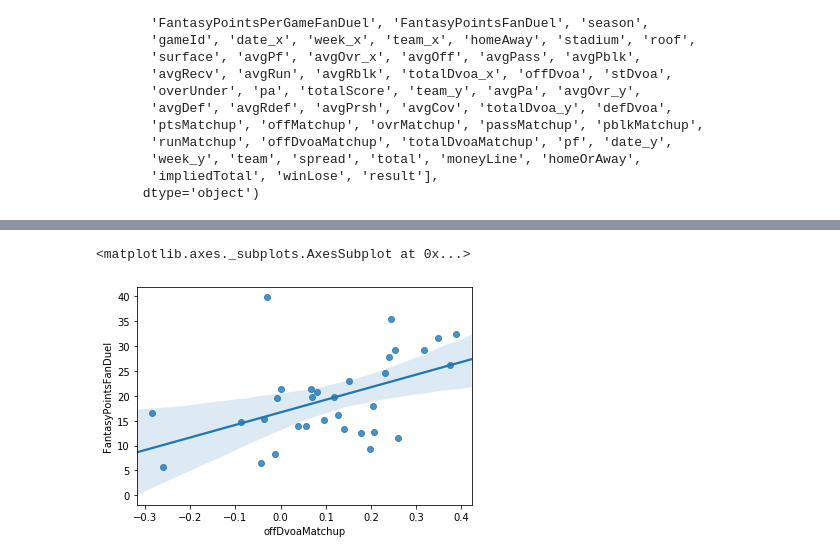
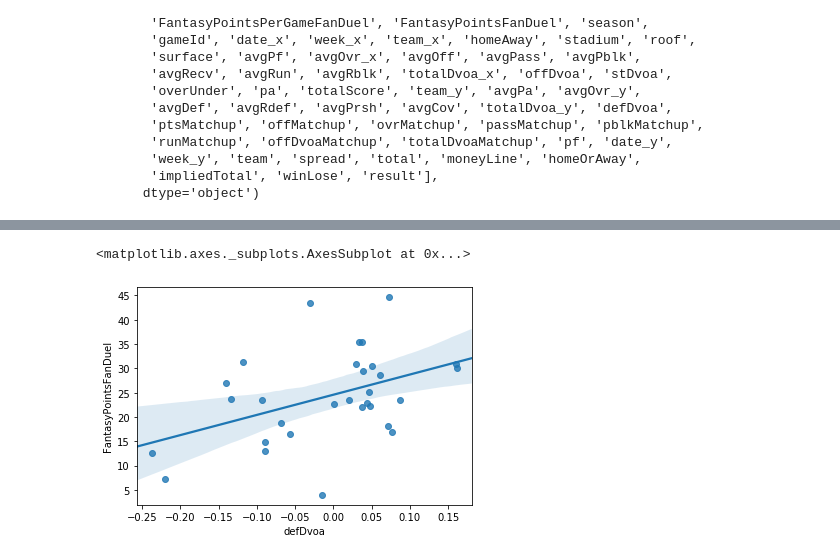
Before and after one commit to mries14/Springboard, a Jupyter notebook: Capstone2/RBDataSetup.ipynb, the cells around one changed output, grey strips where cells are left out. Cells and saved outputs as stored; diff of their text form; code cells hidden in the pictures.

```diff
--- a/Capstone2/RBDataSetup.ipynb
+++ b/Capstone2/RBDataSetup.ipynb
@@ -406,6 +274,7 @@ sBark[sBark['impliedTotal'] <= 21]
 # %%
-sb = newRbs[(newRbs['Team'] == 'Jets')]
-sb = sb[(sb['season'] >= 2015) & ((sb['RushingAttempts'] + sb['ReceivingTargets']) > 16)].sort_values('season')# & (sb['homeAway'] == 'home')]
+sb = newRbs[(newRbs['Team'] == 'Rams')]
+sb = sb[(sb['season'] >= 2017) & (sb['RushingAttempts'] + sb['ReceivingTargets'] > 15)]#.sort_values('season')# & (sb['homeAway'] == 'home')]
+sb = sb[(sb['Name'] == 'Todd Gurley') | (sb['Name'] == 'CJ Anderson')]
 sb.corr().style.background_gradient(cmap='coolwarm')
 # %% [output]
 |  | season | Week | RushingAttempts | ReceivingTargets | avgRdef | defDvoa | passMatchup | offMatchup | ... |
@@ -457,4 +294,0 @@ plt.scatter(sbNew['spread'],sbNew['FantasyPointsFanDuel'])
-# %%
-sb = newRbs[(newRbs['Name'] == 'Leonard Fournette')]
-sb = sb[(sb['RushingAttempts'] + sb['ReceivingTargets']) > 16].sort_values('season')# & (sb['homeAway'] == 'home')]
-sb.corr().style.background_gradient(cmap='coolwarm')
@@ -477,5 +294,0 @@ sb.corr().style.background_gradient(cmap='coolwarm')
-# %%
-sb = newRbs[(newRbs['Team'] == 'Seahawks')]
-sb = sb[(sb['season'] >= 2015) & (sb['RushingAttempts'] + sb['ReceivingTargets'] > 15)]#.sort_values('season')# & (sb['homeAway'] == 'home')]
-# sb = sb[(sb['Name'] == 'Todd Gurley') | (sb['Name'] == 'CJ Anderson')]
-sb.corr().style.background_gradient(cmap='coolwarm')
@@ -518,8 +330,8 @@ sb[(sb['RushingAttempts'] >= 16)][['Name','season','Week','Opponent', 'homeAway'
 # %%
-sns.regplot(sb['offDvoaMatchup'],sb['FantasyPointsFanDuel'])
+sns.regplot(sb['defDvoa'],sb['FantasyPointsFanDuel'])
 # %% [output]
 <matplotlib.axes._subplots.AxesSubplot at 0x...>
-[figure, old version]
+[figure, new version]
 # %%
 class RB:
 
```
Also changed, not shown: parts of 22 cells of this notebook, 9 other files.
